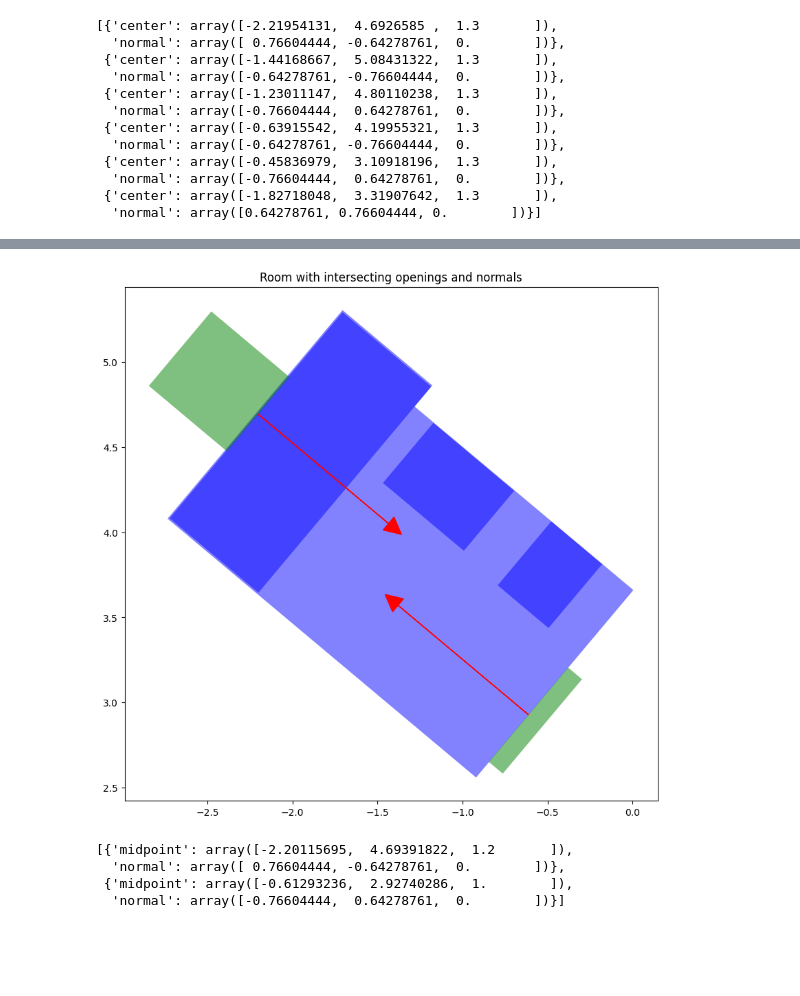
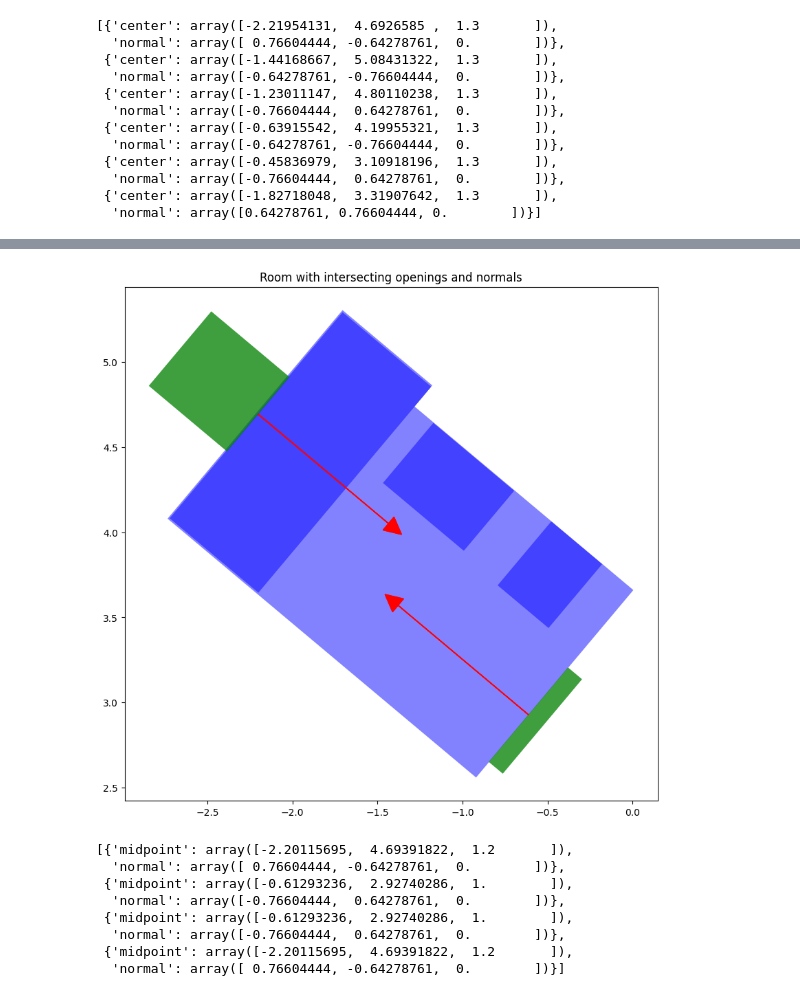
Before and after one commit to snt-arg/msd, a Jupyter notebook: NB - Data Curation 0 - Dataset Exploration.ipynb, the cells around one changed output, grey strips where cells are left out. Cells and saved outputs as stored; diff of their text form; code cells hidden in the pictures; blank space fills up the shorter version.

```diff
--- a/NB - Data Curation 0 - Dataset Exploration.ipynb
+++ b/NB - Data Curation 0 - Dataset Exploration.ipynb
@@ -10,6 +10,7 @@ from shapely import wkt, Polygon, MultiPolygon, box
 # Load SD `geometries.csv` as geodataframe
 gdf = gpd.GeoDataFrame(pd.read_csv('swiss-dwellings-v3.0.0/geometries.csv'))
 gdf['geometry'] = gdf['geometry'].apply(wkt.loads)
+gdf = gdf.set_geometry('geometry')
 # %% [markdown]
 # Explore data
 # %% [markdown]
@@ -632,40 +656,40 @@ def get_segment_normals_outward_inside_room(geom, room_geom, epsilon=1e-3):
 
     return results
 
-# remove rows with apartment_id = nan
-intersecting_openings = intersecting_openings.dropna(subset=['apartment_id'])
-# print(intersecting_openings)
-
 opening_normals = []
 
 # Compute the normals for the intersecting openings
 for i in range(len(intersecting_openings)):
     normal = get_segment_normals_outward_inside_room(intersecting_openings.iloc[i], room.geometry.iloc[0])
     opening_normals.append(normal)
 
 # Draw the room, the opening, and the normals
 fig, ax = plt.subplots(1, 1, figsize=(10, 10))
 
 room.plot(ax=ax, color='blue', alpha=0.2)
 
 # #print points array of arrays
 # for point in points:
 #     ax.plot(point[0], point[1], 'ro')
 
 intersecting_openings.plot(ax=ax, color='green', alpha=0.5)
 for sn in opening_normals:
     ax.arrow(sn['midpoint'][0], sn['midpoint'][1],
              sn['normal'][0], sn['normal'][1],
              head_width=0.1, head_length=0.1,
              fc='red', ec='red')
 
 plt.title("Room with intersecting openings and normals")
 plt.show()
 
 opening_normals
 # %% [output]
-[figure, old version]
+[figure, new version]
 [{'midpoint': array([-2.20115695,  4.69391822,  1.2       ]),
   'normal': array([ 0.76604444, -0.64278761,  0.        ])},
  {'midpoint': array([-0.61293236,  2.92740286,  1.        ]),
-  'normal': array([-0.76604444,  0.64278761,  0.        ])}]
+  'normal': array([-0.76604444,  0.64278761,  0.        ])},
+ {'midpoint': array([-0.61293236,  2.92740286,  1.        ]),
+  'normal': array([-0.76604444,  0.64278761,  0.        ])},
+ {'midpoint': array([-2.20115695,  4.69391822,  1.2       ]),
+  'normal': array([ 0.76604444, -0.64278761,  0.        ])}]
```
Also changed, not shown: parts of 5 cells of this notebook, 1 other file.
